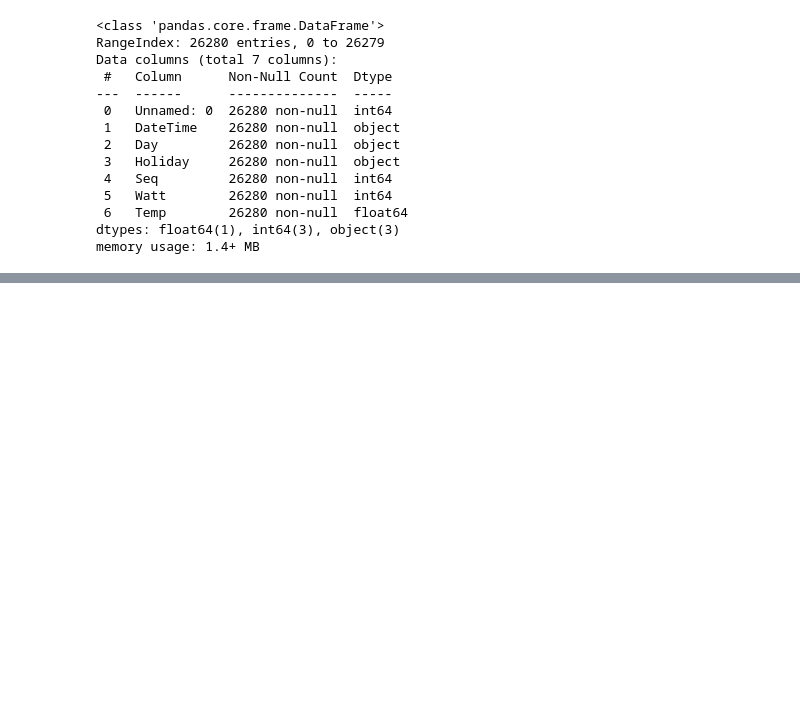
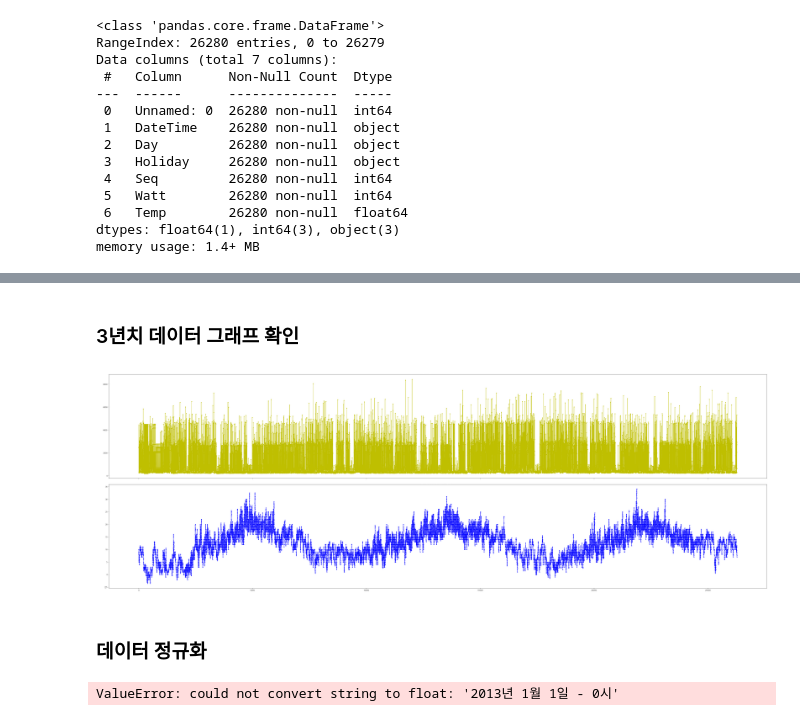
Before and after one commit to Chromatic-Hwi/Electric_Power_Forecasting, a Jupyter notebook: electric_power_consumption/LSTM_Enerssum.ipynb, the cells around one changed output, grey strips where cells are left out. Drawn from its saved outputs; the diff is of its cells as text; code cells hidden in the pictures; blank space fills up the shorter version.

```diff
--- a/electric_power_consumption/LSTM_Enerssum.ipynb
+++ b/electric_power_consumption/LSTM_Enerssum.ipynb
@@ -75,0 +79,42 @@ plt.show()
+# %% [markdown]
+### 3년치 데이터 그래프 확인
+# %%
+x = Data_3Y['Unnamed: 0']
+
+y1 = Data_3Y['Watt']
+y2 = Data_3Y['Temp']
+plt.figure(figsize=(50,17))
+font1 = {'color': 'w', 'weight': 'bold', 'size': 15}
+
+ax1 = plt.subplot(2, 1, 1)
+plt.plot(x, y1, '.-', color='y', linewidth=1)
+plt.title("2013's Time-Watt Graph", fontdict=font1)
+plt.xticks(visible=False)
+plt.ylabel('Watt',labelpad=15, fontdict=font1)
+
+ax2 = plt.subplot(2, 1, 2, sharex=ax1)
+plt.plot(x, y2, '.-', color='b', linewidth=1)
+plt.title("2013's Time-Temp Graph", fontdict=font1)
+plt.xlabel('Time',labelpad=15, fontdict=font1)
+plt.ylabel('Temp',labelpad=15, fontdict=font1)
+
+plt.tight_layout()
+plt.show()
+# %% [output]
+[figure, added]
+# %% [markdown]
+### 데이터 정규화
+# %%
+from sklearn.preprocessing import MinMaxScaler
+
+Data_3Y.sort_index(ascending=False).reset_index(drop=True)
+
+scaler = MinMaxScaler()
+scale_cols = ['DateTime', 'Day', 'Holiday', 'Seq', 'Watt', 'Temp']
+Data_3Y_scaled = scaler.fit_transform(Data_3Y[scale_cols])
+Data_3Y_scaled = pd.DataFrame(Data_3Y_scaled)
+Data_3Y_scaled.columns = scale_cols
+
+Data_3Y_scaled
+# %% [output]
+ValueError: could not convert string to float: '2013년 1월 1일 - 0시'
```
Also changed, not shown: parts of 10 cells of this notebook, 54 other files.
